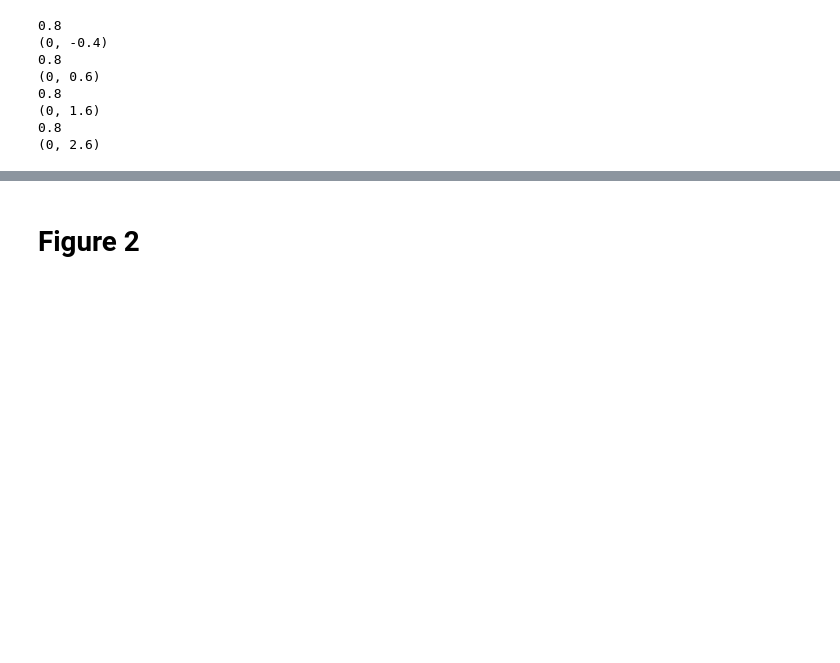
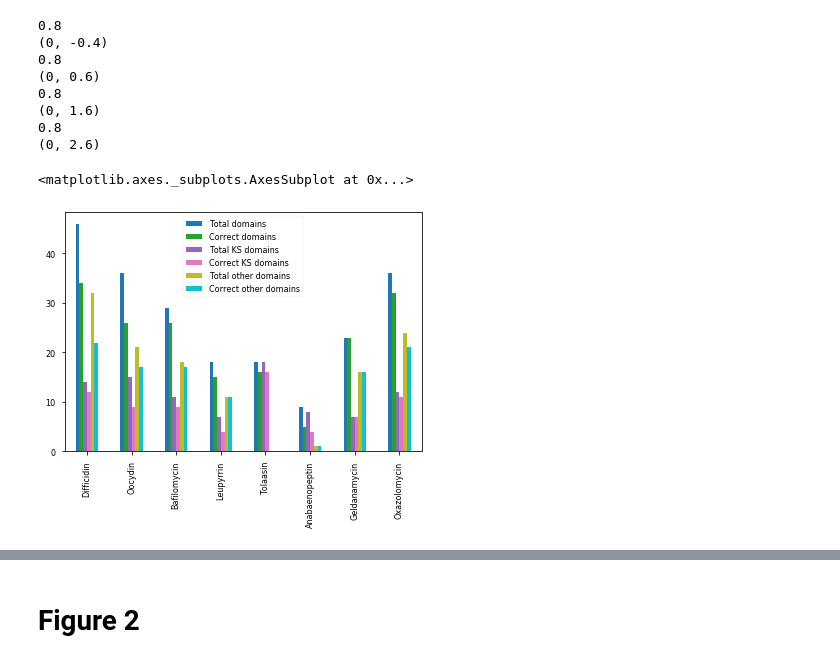
Before and after one commit to AlmaasLab/BiGMeC, a Jupyter notebook: Notebooks/figures.ipynb, the cells around one changed output, grey strips where cells are left out. Drawn from its saved outputs; the diff is of its cells as text; code cells hidden in the pictures; blank space fills up the shorter version.

```diff
--- a/Notebooks/figures.ipynb
+++ b/Notebooks/figures.ipynb
@@ -45,3 +84,15 @@ for bar in b.patches:
 (0, 1.6)
 0.8
 (0, 2.6)
+# %%
+fn = "../Data/prediction_accuracy_8_experimental.xlsx"
+df = pd.read_excel(fn, index_col = 0)
+# %%
+df.drop(columns = "Note", index = "SUM", inplace = True)
+# %%
+cmap = sns.color_palette(as_cmap = True)
+# %%
+df.plot(kind = "bar", cmap = cmap)
+# %% [output]
+<matplotlib.axes._subplots.AxesSubplot at 0x...>
+[figure, added]
```
Also changed, not shown: parts of 27 cells of this notebook, 5 other files.
